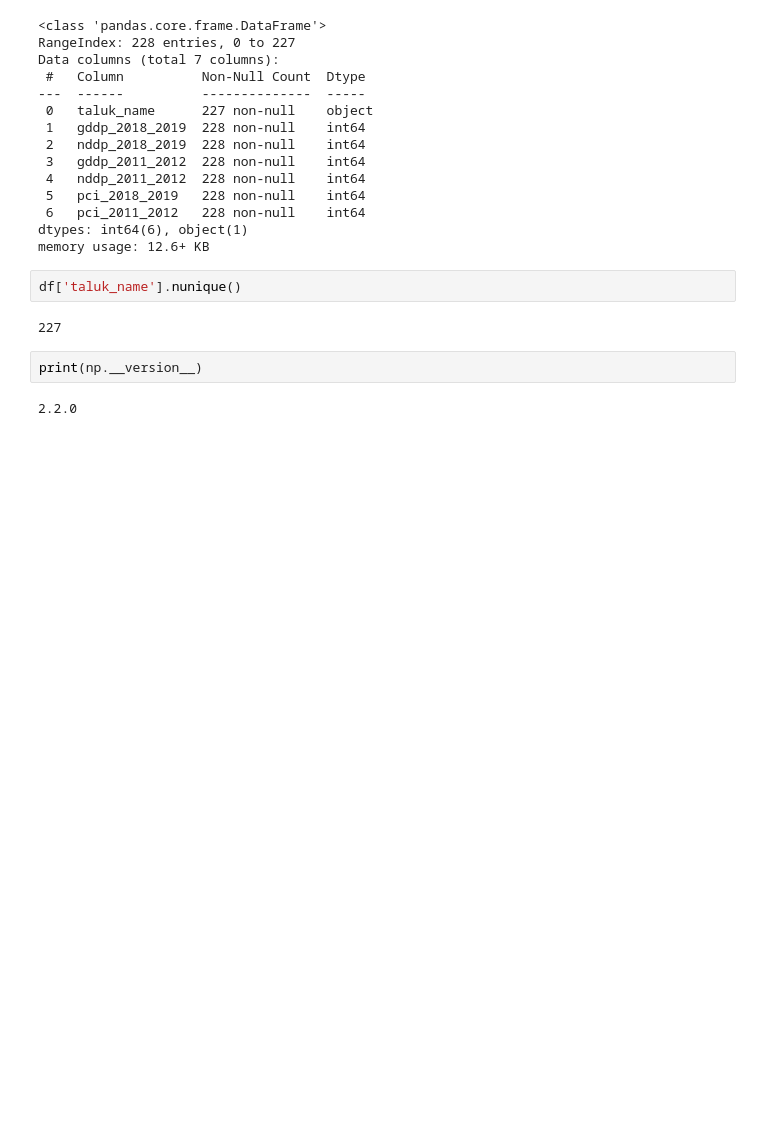
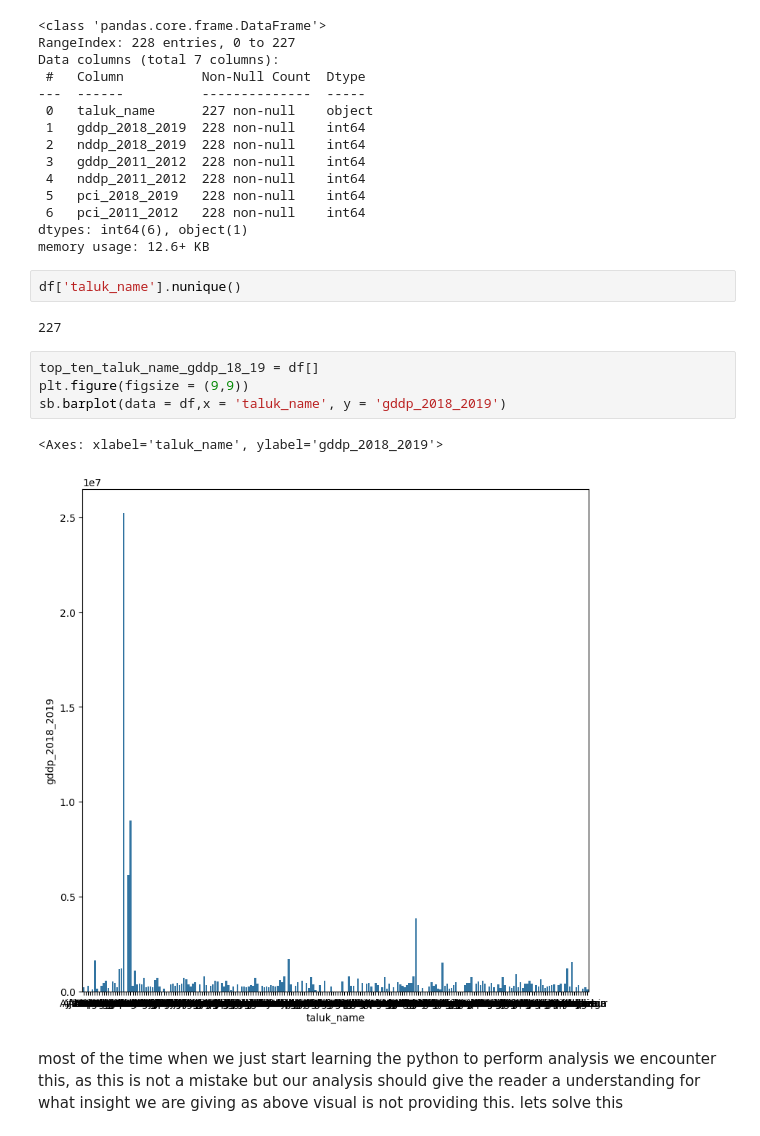
Before and after one commit to gyanbdrmagar/indian-district-income-and-per-capita-income, a Jupyter notebook: analysis.ipynb, the cells around one changed output. Saved outputs shown, nothing was run; the diff lists cells and outputs as text; blank space fills up the shorter version.

Commit message:
visual mistake

```diff
--- a/analysis.ipynb
+++ b/analysis.ipynb
@@ -135,7 +135,12 @@ memory usage: 12.6+ KB
 df['taluk_name'].nunique()
 # %% [output]
 227
-# %%
-print(np.__version__)
-# %% [output]
-2.2.0
+# %%
+top_ten_taluk_name_gddp_18_19 = df[]
+plt.figure(figsize = (9,9))
+sb.barplot(data = df,x = 'taluk_name', y = 'gddp_2018_2019')
+# %% [output]
+<Axes: xlabel='taluk_name', ylabel='gddp_2018_2019'>
+[figure, added]
+# %% [markdown]
+most of the time when we just start learning the python to perform analysis we encounter this, as this is not a mistake but our analysis should give the reader a understanding for what insight we are giving as above visual is not providing this. lets solve this
```
